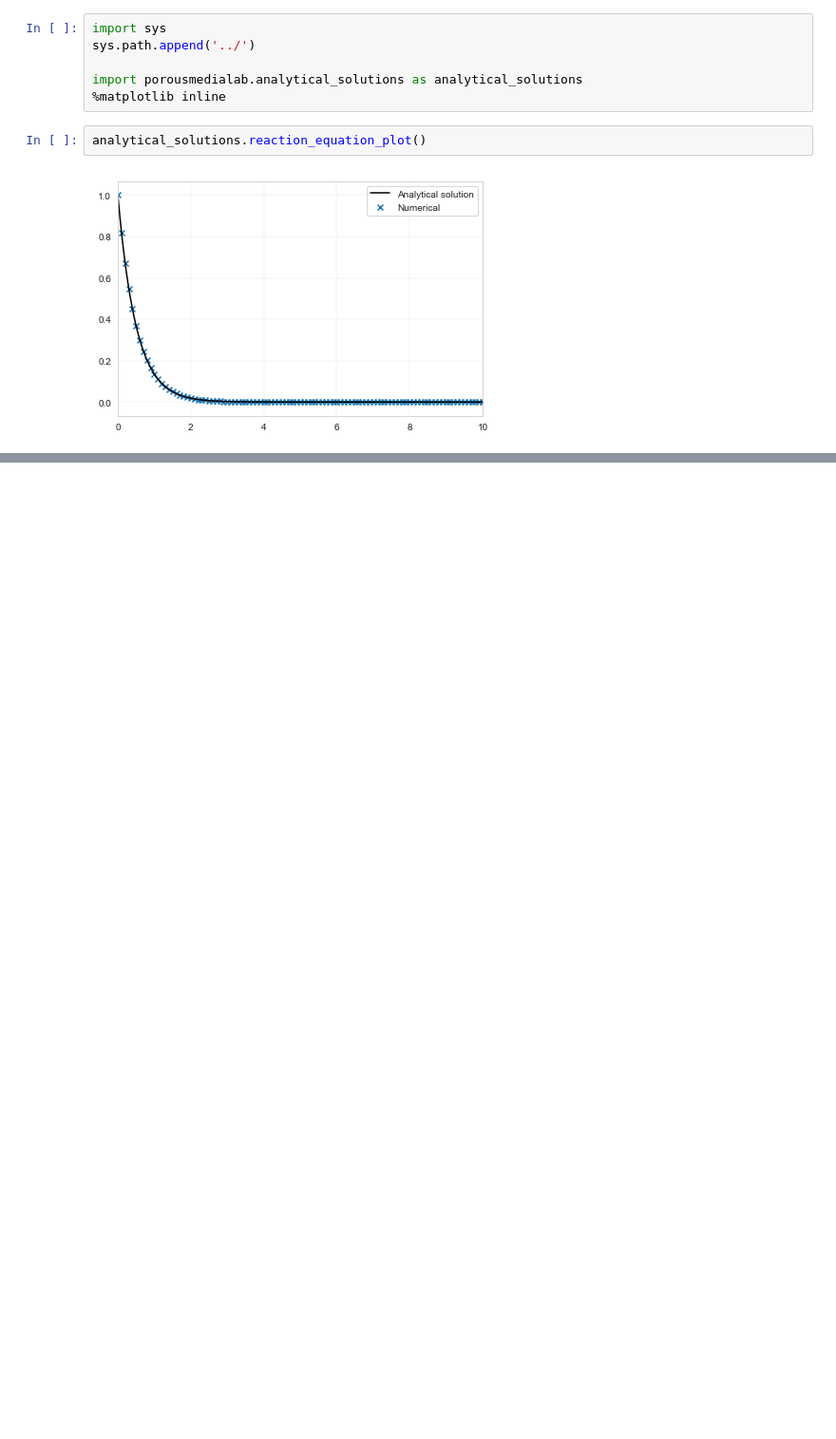
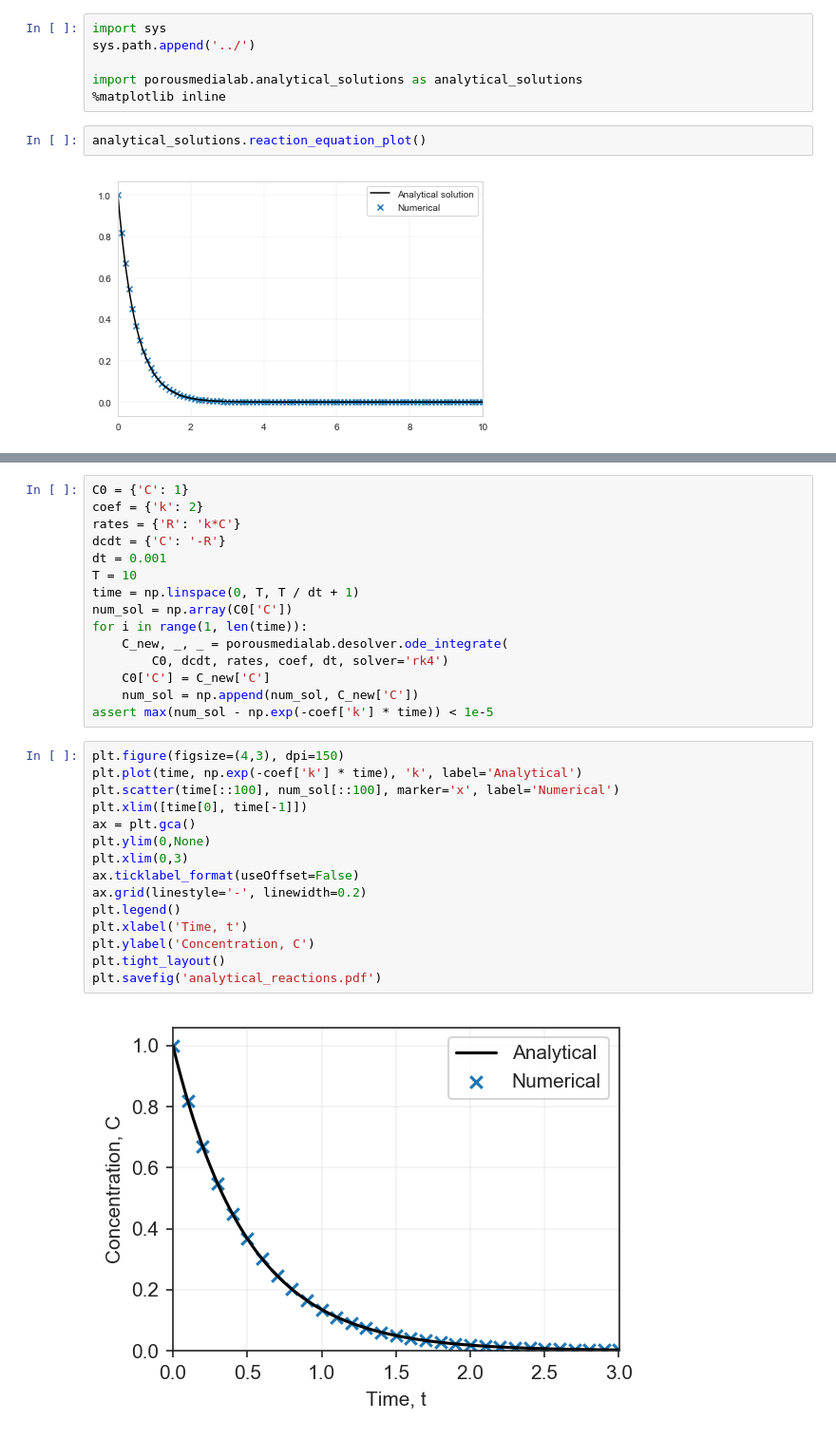
Before and after one commit to biogeochemistry/PorousMediaLab, a Jupyter notebook: examples/Analytical Solutions.ipynb, the cells around one changed output, grey strips where cells are left out. Shown at 95% size. Saved outputs shown, nothing was run; the diff lists cells and outputs as text; blank space fills up the shorter version.

```diff
--- a/examples/Analytical Solutions.ipynb
+++ b/examples/Analytical Solutions.ipynb
@@ -34,0 +81,32 @@ Will finish approx.:
+# %%
+C0 = {'C': 1}
+coef = {'k': 2}
+rates = {'R': 'k*C'}
+dcdt = {'C': '-R'}
+dt = 0.001
+T = 10
+time = np.linspace(0, T, T / dt + 1)
+num_sol = np.array(C0['C'])
+for i in range(1, len(time)):
+    C_new, _, _ = porousmedialab.desolver.ode_integrate(
+        C0, dcdt, rates, coef, dt, solver='rk4')
+    C0['C'] = C_new['C']
+    num_sol = np.append(num_sol, C_new['C'])
+assert max(num_sol - np.exp(-coef['k'] * time)) < 1e-5
+# %%
+plt.figure(figsize=(4,3), dpi=150)
+plt.plot(time, np.exp(-coef['k'] * time), 'k', label='Analytical')
+plt.scatter(time[::100], num_sol[::100], marker='x', label='Numerical')
+plt.xlim([time[0], time[-1]])
+ax = plt.gca()
+plt.ylim(0,None)
+plt.xlim(0,3)
+ax.ticklabel_format(useOffset=False)
+ax.grid(linestyle='-', linewidth=0.2)
+plt.legend()
+plt.xlabel('Time, t')
+plt.ylabel('Concentration, C')
+plt.tight_layout()
+plt.savefig('analytical_reactions.pdf')
+# %% [output]
+[figure, added]
```
Also changed, not shown: parts of 6 cells of this notebook, 9 other files.
